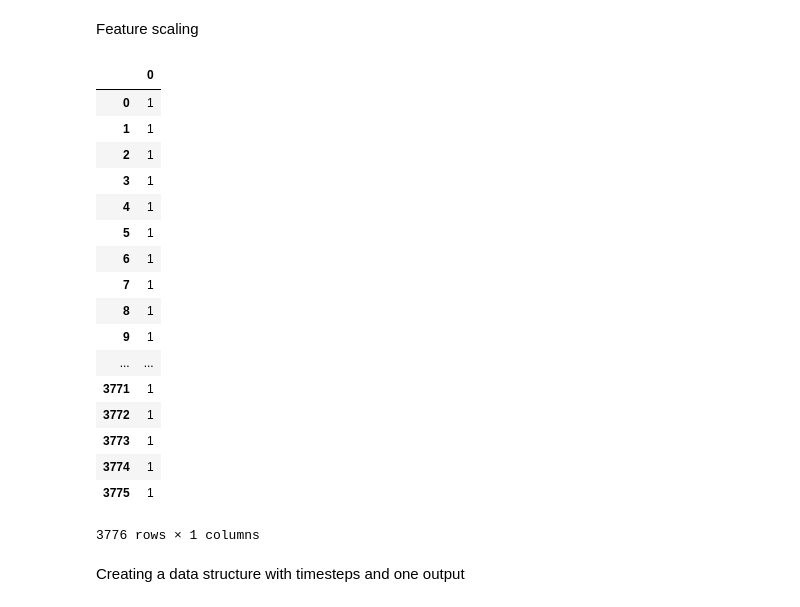
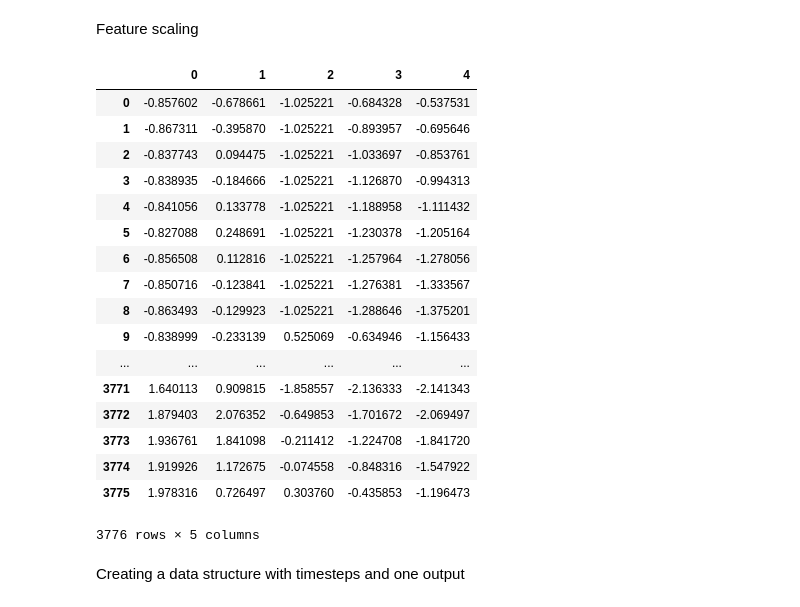
Before and after one commit to ShirleyTSLiu/Project, a Jupyter notebook: KD_prediction.ipynb, the cells around one changed output. Saved outputs shown, nothing was run; the diff lists cells and outputs as text; code cells hidden in the pictures.

```diff
--- a/KD_prediction.ipynb
+++ b/KD_prediction.ipynb
@@ -7,7 +7,7 @@ import matplotlib.pyplot as plt
 # %% [markdown]
 Load data
 # %%
-dataset = pd.read_csv('DJI.csv', header=0)
+dataset = pd.read_csv('DJI_daily.csv', header=0)
 dataset = dataset.dropna()
 dataset
 # %% [output]
@@ -102,26 +102,26 @@ sc = StandardScaler()
 X_train = sc.fit_transform(X_train)
 #X_test = sc.transform(X_test)
 # %%
-pd.DataFrame(y_train)
+pd.DataFrame(X_train)
 # %% [output]
-|  | 0 |
-| 0 | 1 |
-| 1 | 1 |
-| 2 | 1 |
-| 3 | 1 |
-| 4 | 1 |
-| 5 | 1 |
-| 6 | 1 |
-| 7 | 1 |
-| 8 | 1 |
-| 9 | 1 |
-| ... | ... |
-| 3771 | 1 |
-| 3772 | 1 |
-| 3773 | 1 |
-| 3774 | 1 |
-| 3775 | 1 |
+|  | 0 | 1 | 2 | 3 | 4 |
+| 0 | -0.857602 | -0.678661 | -1.025221 | -0.684328 | -0.537531 |
+| 1 | -0.867311 | -0.395870 | -1.025221 | -0.893957 | -0.695646 |
+| 2 | -0.837743 | 0.094475 | -1.025221 | -1.033697 | -0.853761 |
+| 3 | -0.838935 | -0.184666 | -1.025221 | -1.126870 | -0.994313 |
+| 4 | -0.841056 | 0.133778 | -1.025221 | -1.188958 | -1.111432 |
+| 5 | -0.827088 | 0.248691 | -1.025221 | -1.230378 | -1.205164 |
+| 6 | -0.856508 | 0.112816 | -1.025221 | -1.257964 | -1.278056 |
+| 7 | -0.850716 | -0.123841 | -1.025221 | -1.276381 | -1.333567 |
+| 8 | -0.863493 | -0.129923 | -1.025221 | -1.288646 | -1.375201 |
+| 9 | -0.838999 | -0.233139 | 0.525069 | -0.634946 | -1.156433 |
+| ... | ... | ... | ... | ... | ... |
+| 3771 | 1.640113 | 0.909815 | -1.858557 | -2.136333 | -2.141343 |
+| 3772 | 1.879403 | 2.076352 | -0.649853 | -1.701672 | -2.069497 |
+| 3773 | 1.936761 | 1.841098 | -0.211412 | -1.224708 | -1.841720 |
+| 3774 | 1.919926 | 1.172675 | -0.074558 | -0.848316 | -1.547922 |
+| 3775 | 1.978316 | 0.726497 | 0.303760 | -0.435853 | -1.196473 |
-3776 rows × 1 columns
+3776 rows × 5 columns
 # %% [markdown]
 Creating a data structure with timesteps and one output
 # %%
```
Also changed, not shown: parts of 9 cells of this notebook, 2 other files.
